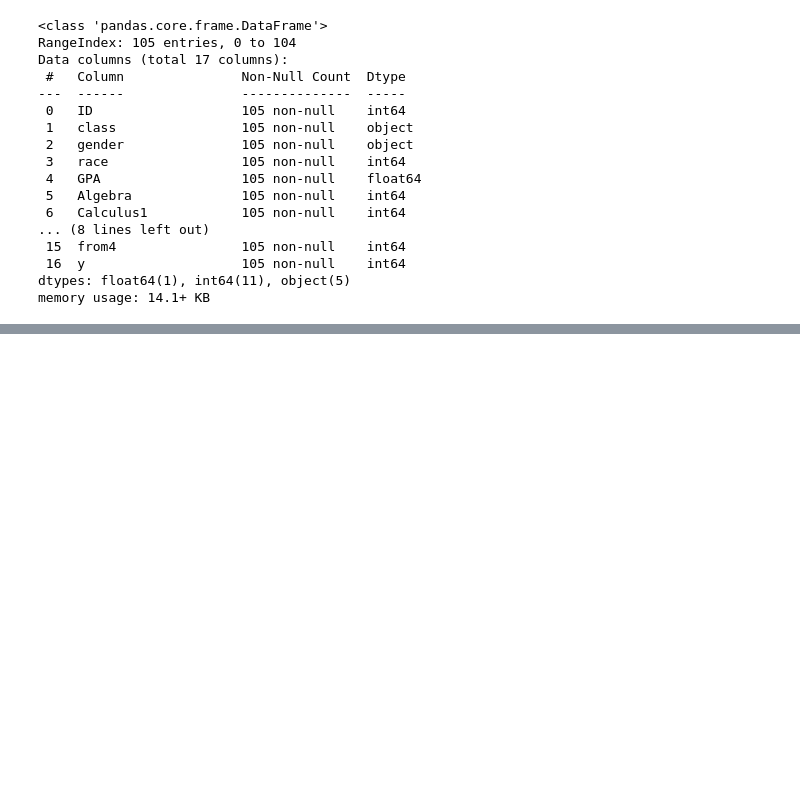
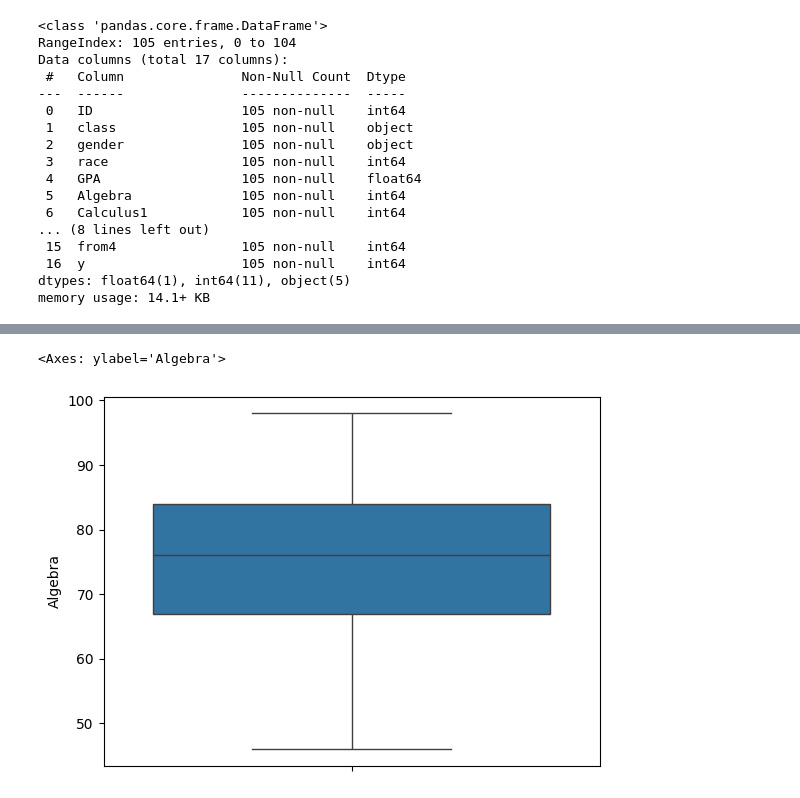
Before and after one commit to Aman-Darrell/Data-Science, a Jupyter notebook: Students_Data.ipynb, the cells around one changed output, grey strips where cells are left out. Cells and saved outputs as stored; diff of their text form; code cells hidden in the pictures; blank space fills up the shorter version.

```diff
--- a/Students_Data.ipynb
+++ b/Students_Data.ipynb
@@ -71,0 +117,5 @@ df.describe()
+# %%
+sns.boxplot(df["Algebra"])
+# %% [output]
+<Axes: ylabel='Algebra'>
+[figure, added]
```
Also changed, not shown: parts of 26 cells of this notebook, 1 other file.
